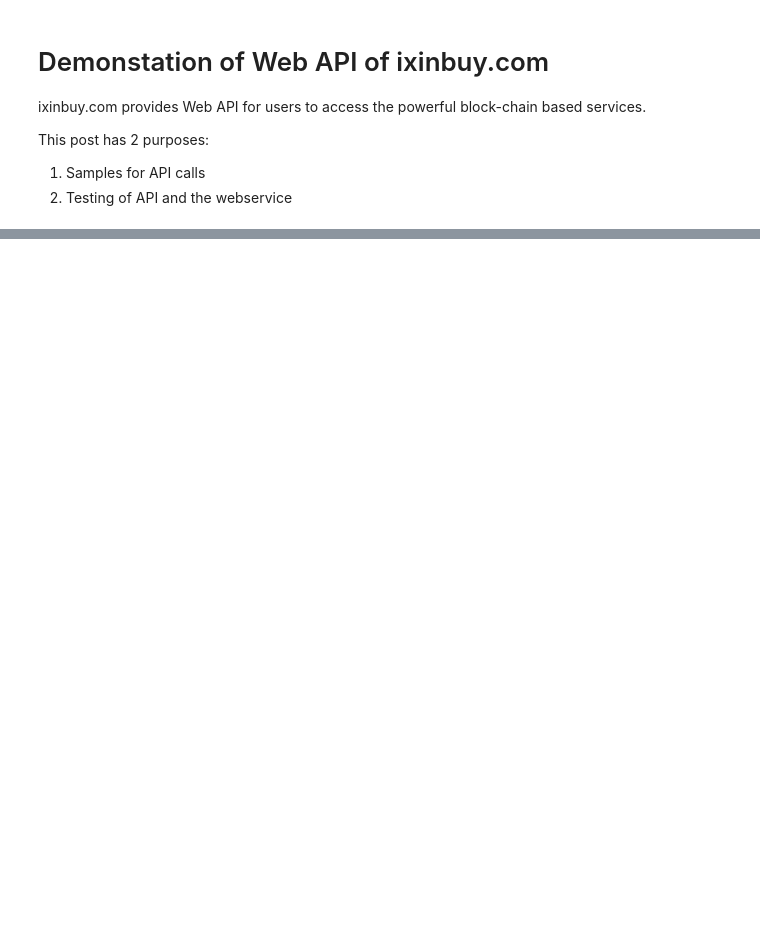
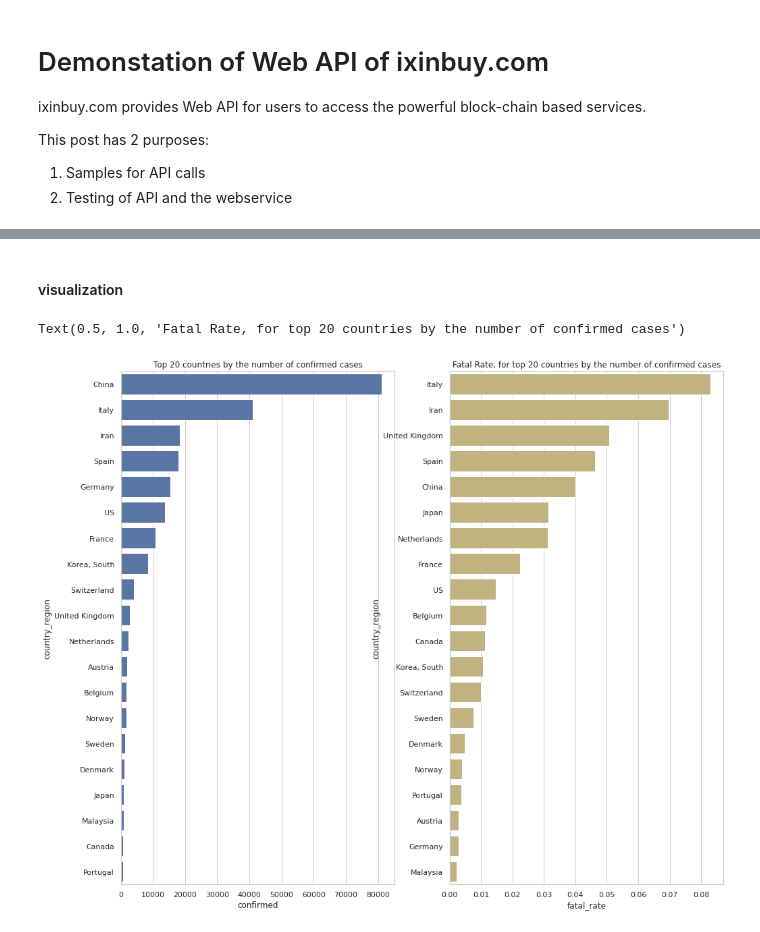
Before and after one commit to xdderekchen/NLPs, a Jupyter notebook: Test_API_IXINBUY.ipynb, the cells around one changed output, grey strips where cells are left out. Cells and saved outputs as stored; diff of their text form; code cells hidden in the pictures; blank space fills up the shorter version.

```diff
--- a/Test_API_IXINBUY.ipynb
+++ b/Test_API_IXINBUY.ipynb
@@ -164,0 +159,27 @@ df
+# %%
+import pandas as pd
+import os
+import requests
+import json
+
+query = {"data_type": 2, "device_id":"XD12345", "from_date": "2020-03-19"}
+
+req = requests.get('http://ixinbuy.com/getshareddata', params=query)
+print(req.url)
+
+data = req.json()
+
+df = pd.DataFrame(data)
+df = df[~df['country_region'].isin(["China000", "China111"])]
+df = df.drop_duplicates(subset=["country_region", "province_state", "date" ], keep='last')
+#df = df.query('country_region=="Italy"')
+
+df_agg=df.groupby(["country_region", "date"]).agg({'confirmed': ['sum'], 'deaths': ['sum'], 'recovered': ['sum']})
+df_agg.columns = ['confirmed', 'deaths', 'recovered']
+df_agg.reset_index(inplace=True)
+
+df_agg["fatal_rate"] = df_agg["deaths"] / df_agg["confirmed"]
+
+df_confirm = df_agg.sort_values(by='confirmed', ascending=False).head(20)
+
+df_confirm
@@ -164,0 +205,23 @@ df
+# %% [markdown]
+#### visualization
+# %%
+import seaborn as sns
+import matplotlib.pyplot as plt
+sns.set(style="whitegrid")
+
+df_fatal_rate = df_confirm.sort_values(by='fatal_rate', ascending=False)
+
+# Initialize the matplotlib figure
+f, (ax1, ax2) = plt.subplots(figsize=(16, 14), ncols=2)
+
+
+sns.barplot(x="confirmed", y="country_region", data=df_confirm,
+            label="confirmed", color="b",  ax=ax1)
+ax1.set_title("Top 20 countries by the number of confirmed cases")
+
+sns.barplot(x="fatal_rate", y="country_region", data=df_fatal_rate,
+            label="confatal_ratefirmed", color="y",  ax=ax2)
+ax2.set_title("Fatal Rate, for top 20 countries by the number of confirmed cases")
+# %% [output]
+Text(0.5, 1.0, 'Fatal Rate, for top 20 countries by the number of confirmed cases')
+[figure, added]
```
Also changed, not shown: parts of 11 cells of this notebook.
